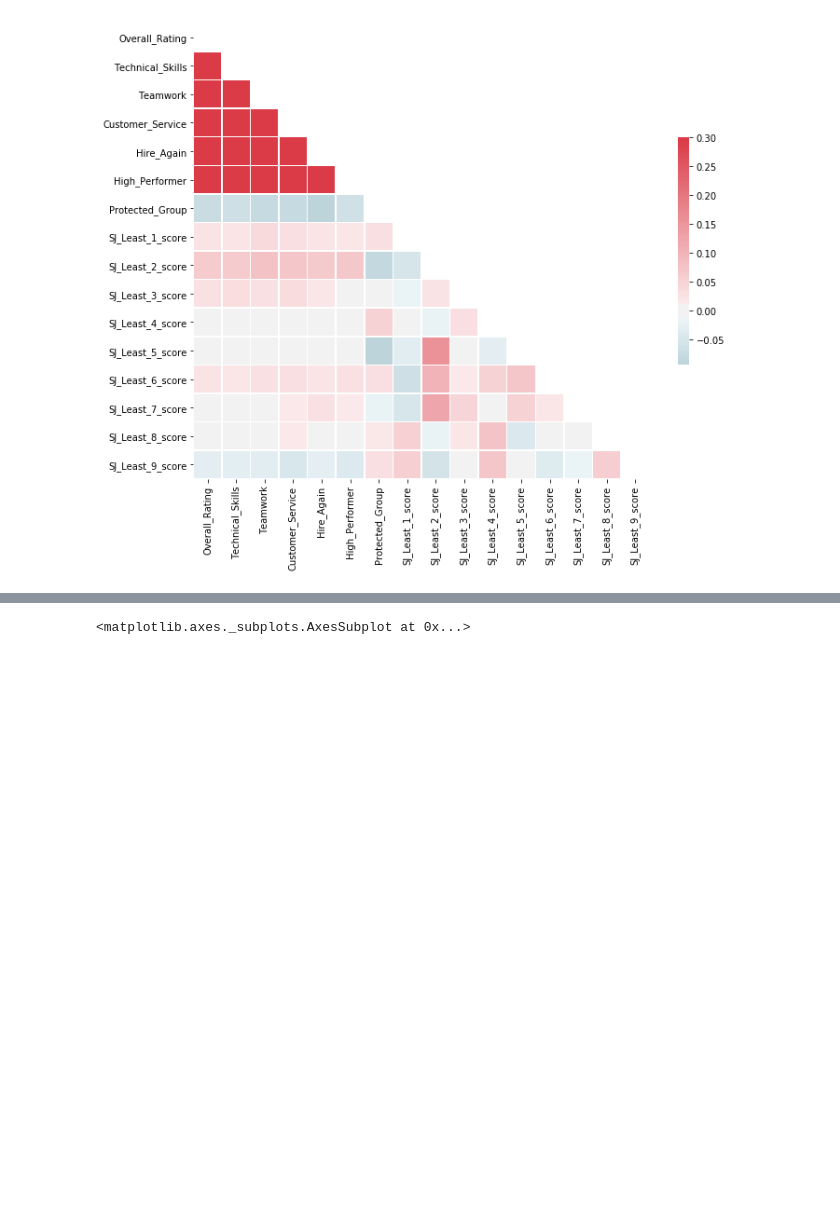
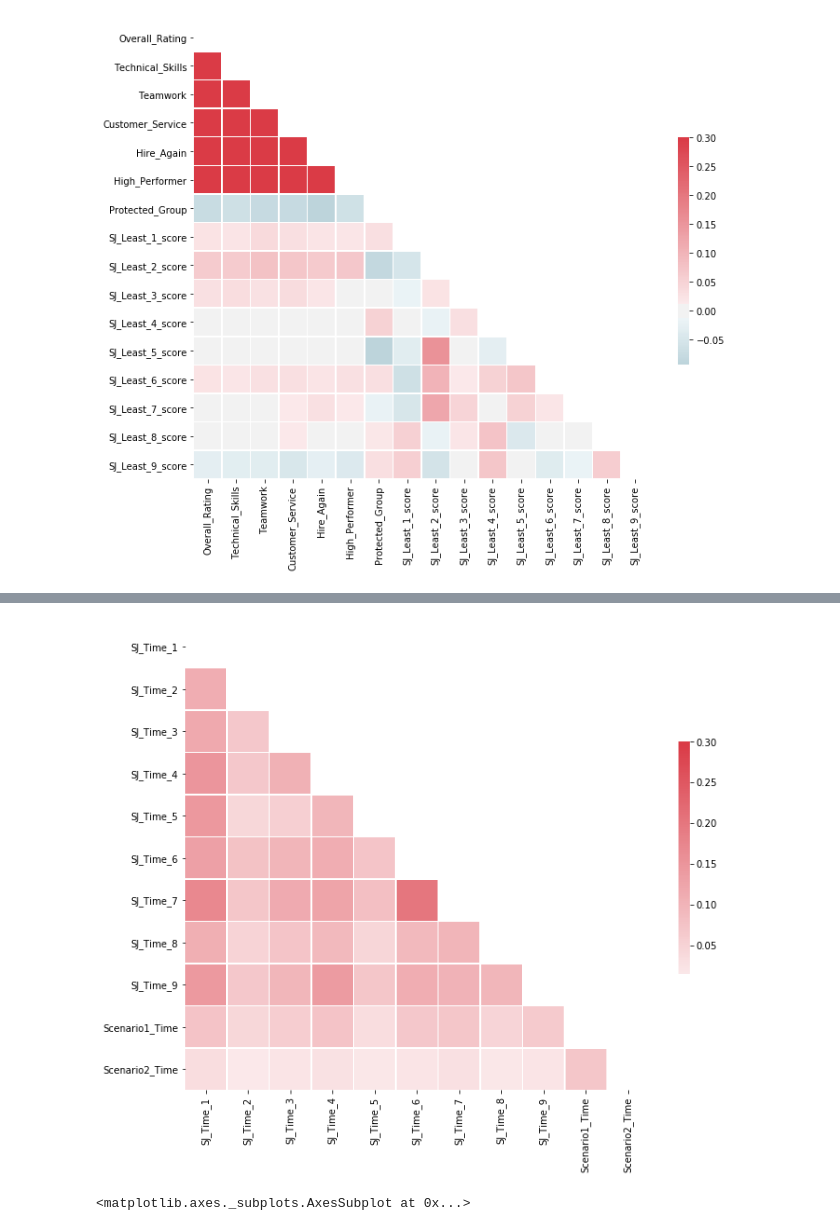
Before and after one commit to ianmburke2233/POIS-0202-Moixa, a Jupyter notebook: Correlations.ipynb, the cells around one changed output, grey strips where cells are left out. Cells and saved outputs as stored; diff of their text form; code cells hidden in the pictures; blank space fills up the shorter version.

```diff
--- a/Correlations.ipynb
+++ b/Correlations.ipynb
@@ -106,3 +106,7 @@ performanceCorr('SJ_Least')
+# %%
+Corr('.+?Time')
+# %% [output]
+[figure, added]
 # %%
 x.corr()
 data_corr = x.corr()
```
Also changed, not shown: parts of 26 cells of this notebook, 2 other files.
